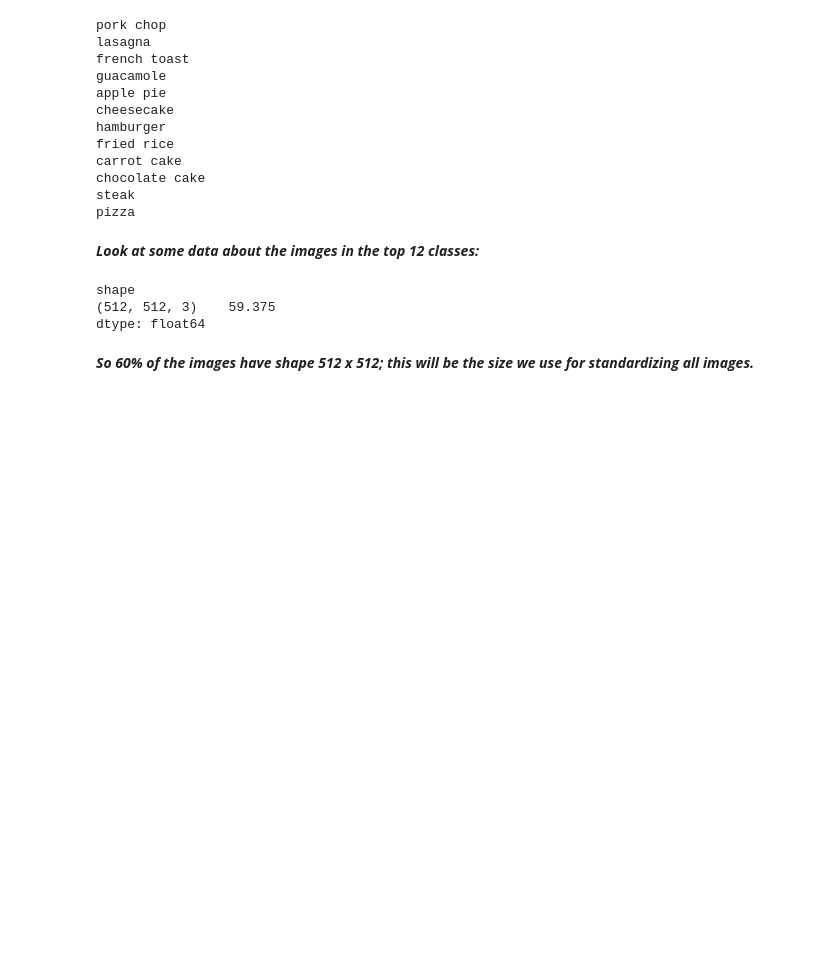
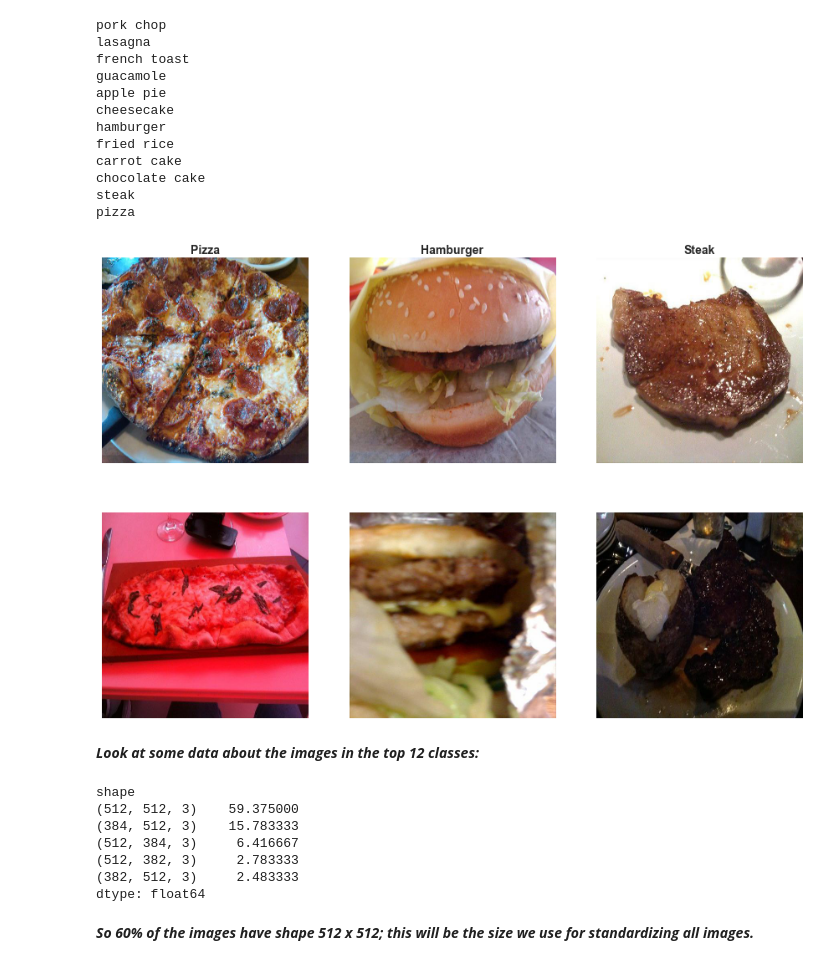
Before and after one commit to simonb83/DataScienceIntensive, a Jupyter notebook: capstone/notebooks/interim_report.ipynb, the cells around one changed output. Drawn from its saved outputs; the diff is of its cells as text; code cells hidden in the pictures; blank space fills up the shorter version.

```diff
--- a/capstone/notebooks/interim_report.ipynb
+++ b/capstone/notebooks/interim_report.ipynb
@@ -83,16 +84,62 @@ steak
 pizza
 # %%
 top_12_classes = [t.replace(" ", "_") for t in top_12]
+# %%
+# Look at three example images
+good_image_names = ['pizza/12718.jpg', 'hamburger/72111.jpg', 'steak/13023.jpg']
+bad_image_names = ['pizza/32004.jpg', 'hamburger/5052.jpg', 'steak/321090.jpg']
+base_image_path = '../data/food-101/top_classes'
+
+good_images = []
+bad_images = []
+
+for im in good_image_names:
+    img = io.imread(os.path.join(base_image_path, im))
+    img = transform.rotate(img, -90)
+    good_images.append(img)
+
+img = img = io.imread(os.path.join(base_image_path, bad_image_names[0]))
+img = transform.rotate(img, -90)
+bad_images.append(img)
+
+img = img = io.imread(os.path.join(base_image_path, bad_image_names[1]))
+bad_images.append(img)
+
+img = img = io.imread(os.path.join(base_image_path, bad_image_names[2]))
+img = transform.rotate(img, -90)
+bad_images.append(img)
+# %%
+names = ['Pizza', 'Hamburger', 'Steak']
+fig, axes = plt.subplots(2, 3, figsize=(15, 10))
+for ax, img, name in zip(axes[0], good_images, names):
+    ax.imshow(img)
+    ax.grid(b=False)
+    ax.axes.get_yaxis().set_visible(False)
+    ax.axes.get_xaxis().set_visible(False)
+    ax.set_title("{}".format(name), weight='bold', size=14)
+
+for ax, img in zip(axes[1], bad_images):
+    ax.imshow(img)
+    ax.grid(b=False)
+    ax.axes.get_yaxis().set_visible(False)
+    ax.axes.get_xaxis().set_visible(False)
+plt.savefig('../reports/images/food_images/food_examples.jpg', format='jpg', dpi=1200)
+# %% [output]
+[figure, added]
 # %% [markdown]
 ***Look at some data about the images in the top 12 classes:***
 # %%
 imd = pd.read_csv('../data/food-101/meta/top_classes.csv')
 # %%
 #Most frequent image size:
-(imd.groupby('shape').size().sort_values(ascending=False) / len(imd) * 100).head(1)
+(imd.groupby('shape').size().sort_values(ascending=False) / len(imd) * 100).head(5)
 # %% [output]
 shape
-(512, 512, 3)    59.375
+(512, 512, 3)    59.375000
+(384, 512, 3)    15.783333
+(512, 384, 3)     6.416667
+(512, 382, 3)     2.783333
+(382, 512, 3)     2.483333
 dtype: float64
 # %% [markdown]
 ***So 60% of the images have shape 512 x 512; this will be the size we use for standardizing all images.***
```
Also changed, not shown: parts of 12 cells of this notebook, 3 other files.
